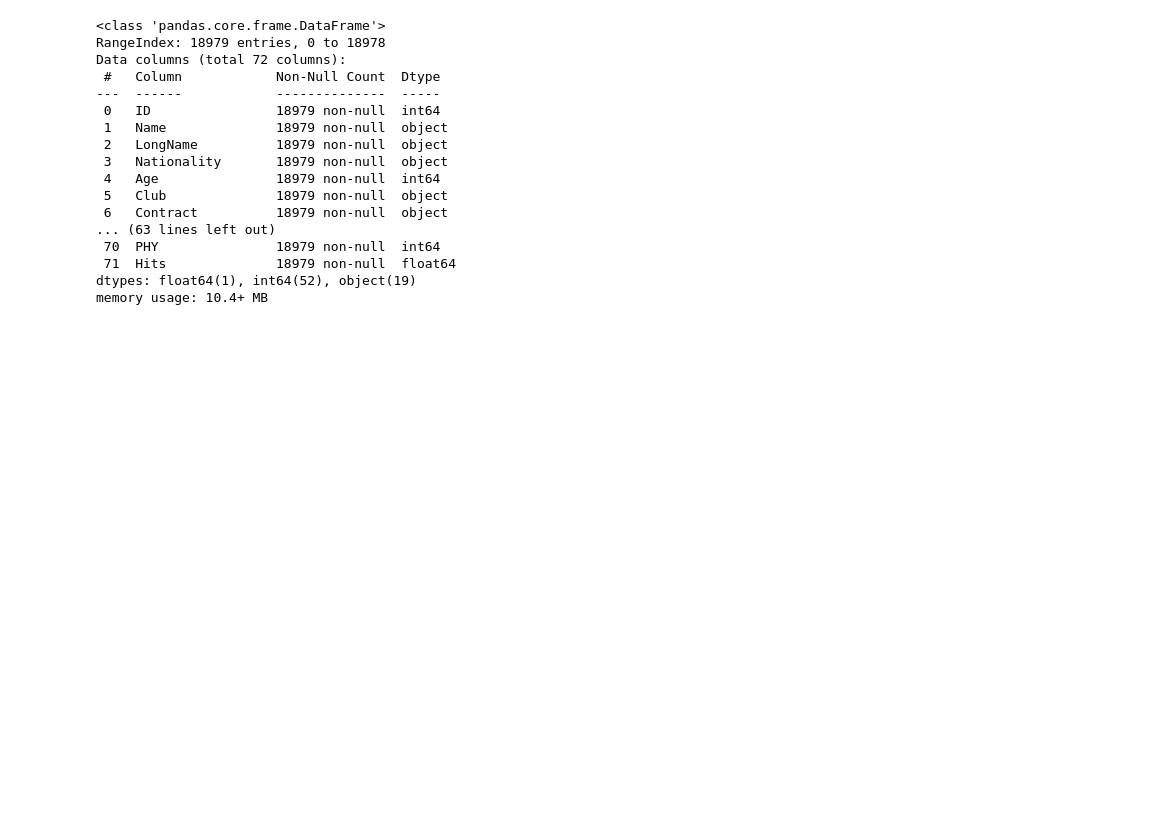
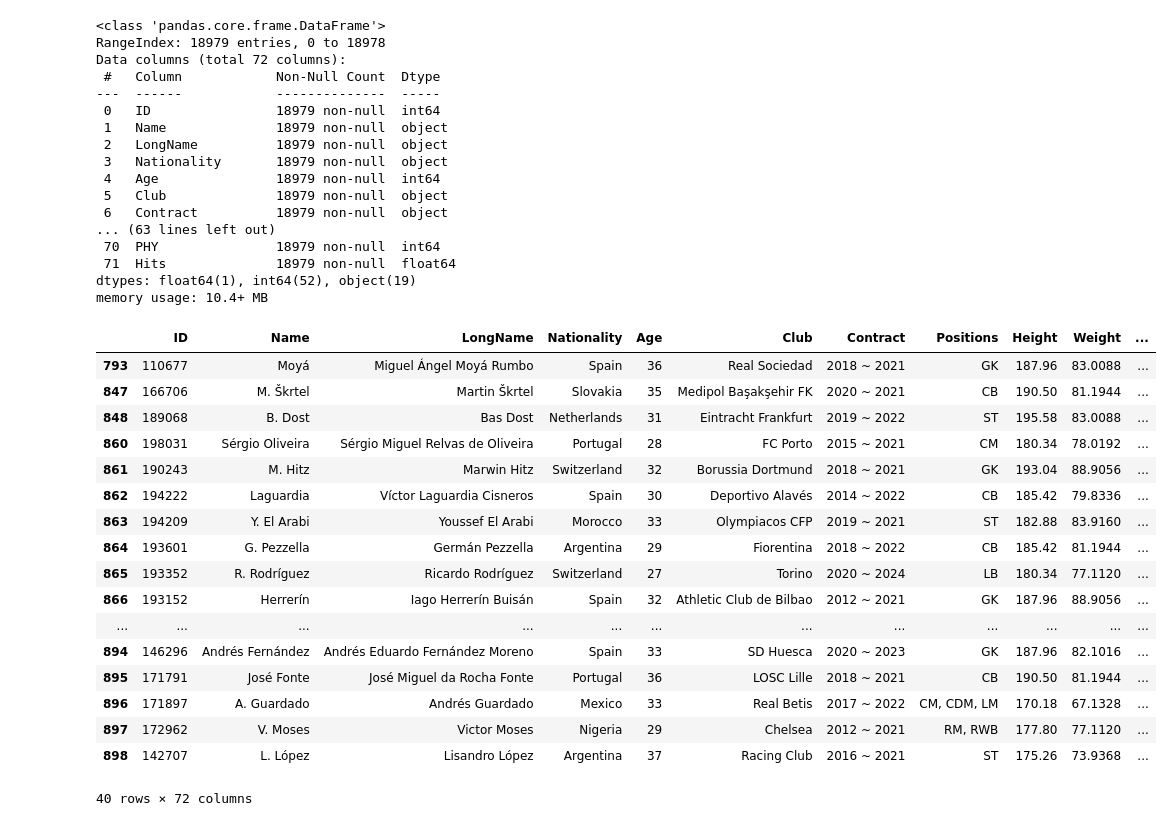
Before and after one commit to NhatNamPhan/Numpy-and-Pandas-Practice, a Jupyter notebook: day10.ipynb, the cells around one changed output. Saved outputs shown, nothing was run; the diff lists cells and outputs as text; code cells hidden in the pictures; blank space fills up the shorter version.

```diff
--- a/day10.ipynb
+++ b/day10.ipynb
@@ -98,3 +98,50 @@ Data columns (total 72 columns):
  71  Hits              18979 non-null  float64
 dtypes: float64(1), int64(52), object(19)
 memory usage: 10.4+ MB
+# %%
+#Chuyển đổi feet/inches sang cm và xóa cm cho column Height
+#B1: Feet/Inches -> cm
+mask_feet = df['Height'].astype(str).str.contains(r"^\d+'\d+\"", na=False)
+feet_inch = df.loc[mask_feet,'Height'].str.extract(r"(\d+)'(\d+)\"").astype(float)
+df.loc[mask_feet,'Height'] = feet_inch[0] * 30.48 + feet_inch[1] * 2.54
+
+#B2: cm ->  bỏ chữ cm
+mask_cm = df['Height'].astype(str).str.contains('cm','',na=False)
+df.loc[mask_cm,'Height'] = df.loc[mask_cm,'Height'].astype(str).str.replace('cm','',regex=False)
+
+#B3: Ép kiểu float
+df['Height'] = df['Height'].astype(float)
+# %%
+#Chuyển đổi lbs sang kg và xóa kg cho column Weight
+#B1: lbs -> kg
+mask_lbs = df['Weight'].astype(str).str.contains('lbs',na=False)
+df_lbs = df.loc[mask_lbs,'Weight'].astype(str).str.replace('lbs','',regex=False).astype(float)
+df.loc[mask_lbs,'Weight'] = df_lbs *0.4536
+
+#B2: kg -> bỏ chữ kg
+mask_kg = df['Weight'].astype(str).str.contains('kg','',na=False)
+df.loc[mask_kg,'Weight'] = df.loc[mask_kg,'Weight'].astype(str).str.replace('kg','',regex=False)
+
+#B3: Ép kiểu float
+df['Weight'] = df['Weight'].astype(float)
+# %%
+df[mask_feet]
+# %% [output]
+|  | ID | Name | LongName | Nationality | Age | Club | Contract | Positions | Height | Weight | ... |
+| 793 | 110677 | Moyá | Miguel Ángel Moyá Rumbo | Spain | 36 | Real Sociedad | 2018 ~ 2021 | GK | 187.96 | 83.0088 | ... |
+| 847 | 166706 | M. Škrtel | Martin Škrtel | Slovakia | 35 | Medipol Başakşehir FK | 2020 ~ 2021 | CB | 190.50 | 81.1944 | ... |
+| 848 | 189068 | B. Dost | Bas Dost | Netherlands | 31 | Eintracht Frankfurt | 2019 ~ 2022 | ST | 195.58 | 83.0088 | ... |
+| 860 | 198031 | Sérgio Oliveira | Sérgio Miguel Relvas de Oliveira | Portugal | 28 | FC Porto | 2015 ~ 2021 | CM | 180.34 | 78.0192 | ... |
+| 861 | 190243 | M. Hitz | Marwin Hitz | Switzerland | 32 | Borussia Dortmund | 2018 ~ 2021 | GK | 193.04 | 88.9056 | ... |
+| 862 | 194222 | Laguardia | Víctor Laguardia Cisneros | Spain | 30 | Deportivo Alavés | 2014 ~ 2022 | CB | 185.42 | 79.8336 | ... |
+| 863 | 194209 | Y. El Arabi | Youssef El Arabi | Morocco | 33 | Olympiacos CFP | 2019 ~ 2021 | ST | 182.88 | 83.9160 | ... |
+| 864 | 193601 | G. Pezzella | Germán Pezzella | Argentina | 29 | Fiorentina | 2018 ~ 2022 | CB | 185.42 | 81.1944 | ... |
+| 865 | 193352 | R. Rodríguez | Ricardo Rodríguez | Switzerland | 27 | Torino | 2020 ~ 2024 | LB | 180.34 | 77.1120 | ... |
+| 866 | 193152 | Herrerín | Iago Herrerín Buisán | Spain | 32 | Athletic Club de Bilbao | 2012 ~ 2021 | GK | 187.96 | 88.9056 | ... |
+| ... | ... | ... | ... | ... | ... | ... | ... | ... | ... | ... | ... |
+| 894 | 146296 | Andrés Fernández | Andrés Eduardo Fernández Moreno | Spain | 33 | SD Huesca | 2020 ~ 2023 | GK | 187.96 | 82.1016 | ... |
+| 895 | 171791 | José Fonte | José Miguel da Rocha Fonte | Portugal | 36 | LOSC Lille | 2018 ~ 2021 | CB | 190.50 | 81.1944 | ... |
+| 896 | 171897 | A. Guardado | Andrés Guardado | Mexico | 33 | Real Betis | 2017 ~ 2022 | CM, CDM, LM | 170.18 | 67.1328 | ... |
+| 897 | 172962 | V. Moses | Victor Moses | Nigeria | 29 | Chelsea | 2012 ~ 2021 | RM, RWB | 177.80 | 77.1120 | ... |
+| 898 | 142707 | L. López | Lisandro López | Argentina | 37 | Racing Club | 2016 ~ 2021 | ST | 175.26 | 73.9368 | ... |
+40 rows × 72 columns
```
